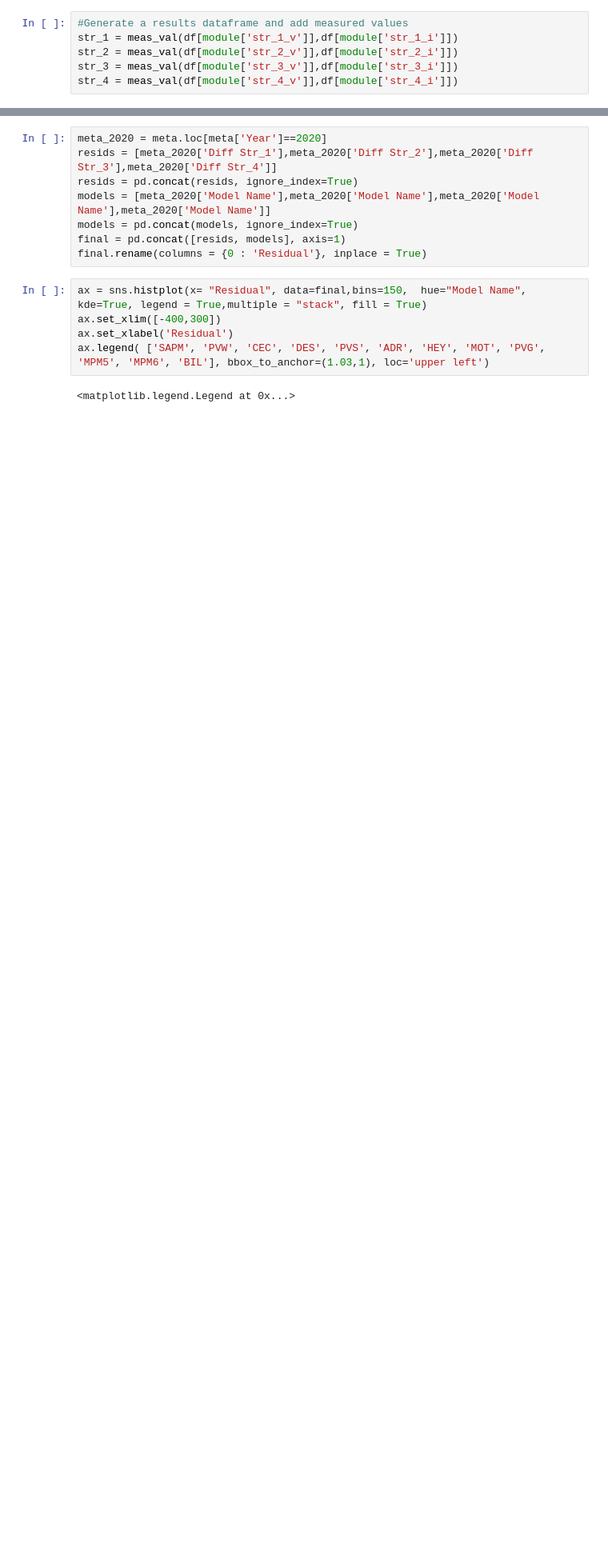
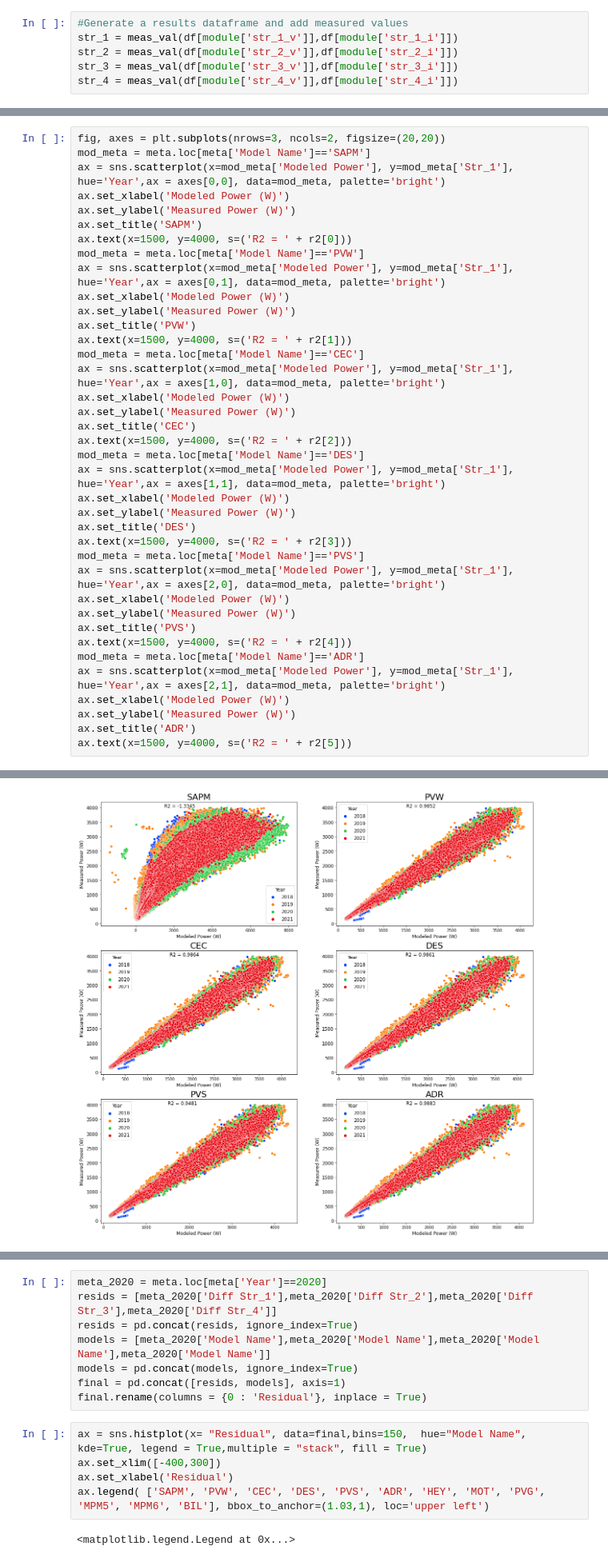
Before and after one commit to lmdeville/PV-Modeling, a Jupyter notebook: PVLT/PVLT_Append.ipynb, the cells around one changed output, grey strips where cells are left out. Shown at 80% size. Drawn from its saved outputs; the diff is of its cells as text; blank space fills up the shorter version.

```diff
--- a/PVLT/PVLT_Append.ipynb
+++ b/PVLT/PVLT_Append.ipynb
@@ -432,0 +446,39 @@ ax.legend(bbox_to_anchor= (1.03, 1))
+# %%
+fig, axes = plt.subplots(nrows=3, ncols=2, figsize=(20,20))
+mod_meta = meta.loc[meta['Model Name']=='SAPM']
+ax = sns.scatterplot(x=mod_meta['Modeled Power'], y=mod_meta['Str_1'], hue='Year',ax = axes[0,0], data=mod_meta, palette='bright')
+ax.set_xlabel('Modeled Power (W)')
+ax.set_ylabel('Measured Power (W)')
+ax.set_title('SAPM')
+ax.text(x=1500, y=4000, s=('R2 = ' + r2[0]))
+mod_meta = meta.loc[meta['Model Name']=='PVW']
+ax = sns.scatterplot(x=mod_meta['Modeled Power'], y=mod_meta['Str_1'], hue='Year',ax = axes[0,1], data=mod_meta, palette='bright')
+ax.set_xlabel('Modeled Power (W)')
+ax.set_ylabel('Measured Power (W)')
+ax.set_title('PVW')
+ax.text(x=1500, y=4000, s=('R2 = ' + r2[1]))
+mod_meta = meta.loc[meta['Model Name']=='CEC']
+ax = sns.scatterplot(x=mod_meta['Modeled Power'], y=mod_meta['Str_1'], hue='Year',ax = axes[1,0], data=mod_meta, palette='bright')
+ax.set_xlabel('Modeled Power (W)')
+ax.set_ylabel('Measured Power (W)')
+ax.set_title('CEC')
+ax.text(x=1500, y=4000, s=('R2 = ' + r2[2]))
+mod_meta = meta.loc[meta['Model Name']=='DES']
+ax = sns.scatterplot(x=mod_meta['Modeled Power'], y=mod_meta['Str_1'], hue='Year',ax = axes[1,1], data=mod_meta, palette='bright')
+ax.set_xlabel('Modeled Power (W)')
+ax.set_ylabel('Measured Power (W)')
+ax.set_title('DES')
+ax.text(x=1500, y=4000, s=('R2 = ' + r2[3]))
+mod_meta = meta.loc[meta['Model Name']=='PVS']
+ax = sns.scatterplot(x=mod_meta['Modeled Power'], y=mod_meta['Str_1'], hue='Year',ax = axes[2,0], data=mod_meta, palette='bright')
+ax.set_xlabel('Modeled Power (W)')
+ax.set_ylabel('Measured Power (W)')
+ax.set_title('PVS')
+ax.text(x=1500, y=4000, s=('R2 = ' + r2[4]))
+mod_meta = meta.loc[meta['Model Name']=='ADR']
+ax = sns.scatterplot(x=mod_meta['Modeled Power'], y=mod_meta['Str_1'], hue='Year',ax = axes[2,1], data=mod_meta, palette='bright')
+ax.set_xlabel('Modeled Power (W)')
+ax.set_ylabel('Measured Power (W)')
+ax.set_title('ADR')
+ax.text(x=1500, y=4000, s=('R2 = ' + r2[5]))
+# %% [output]
@@ -432,0 +486 @@ ax.legend(bbox_to_anchor= (1.03, 1))
+[figure, added]
```
Also changed, not shown: parts of 68 cells of this notebook, 3 other files.
